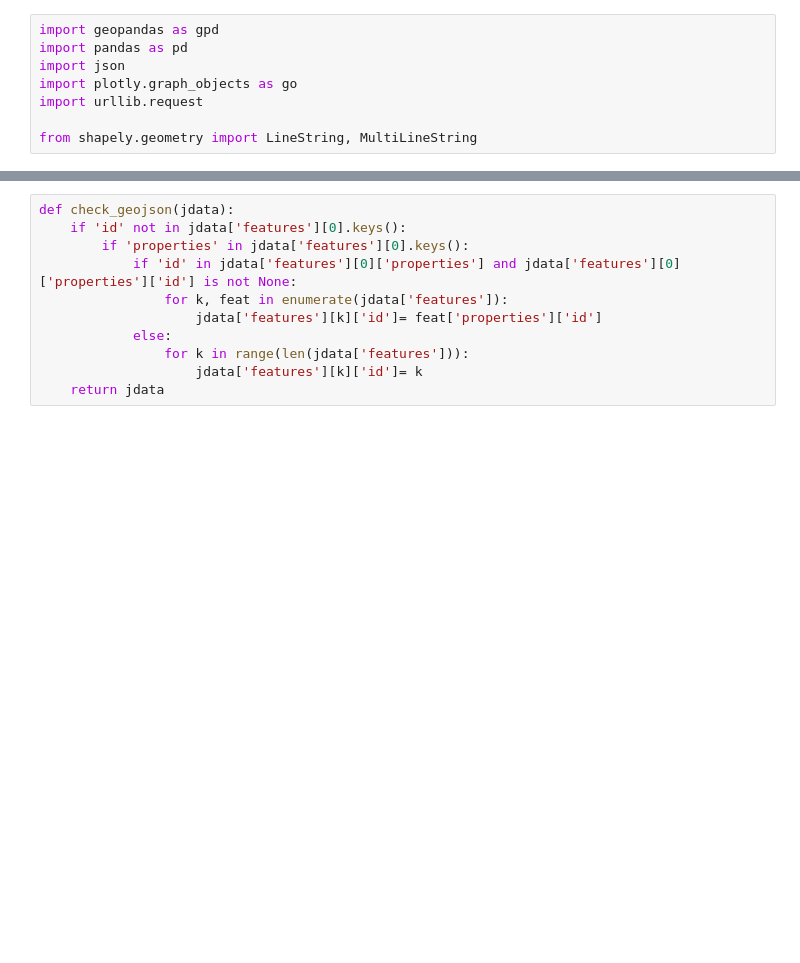
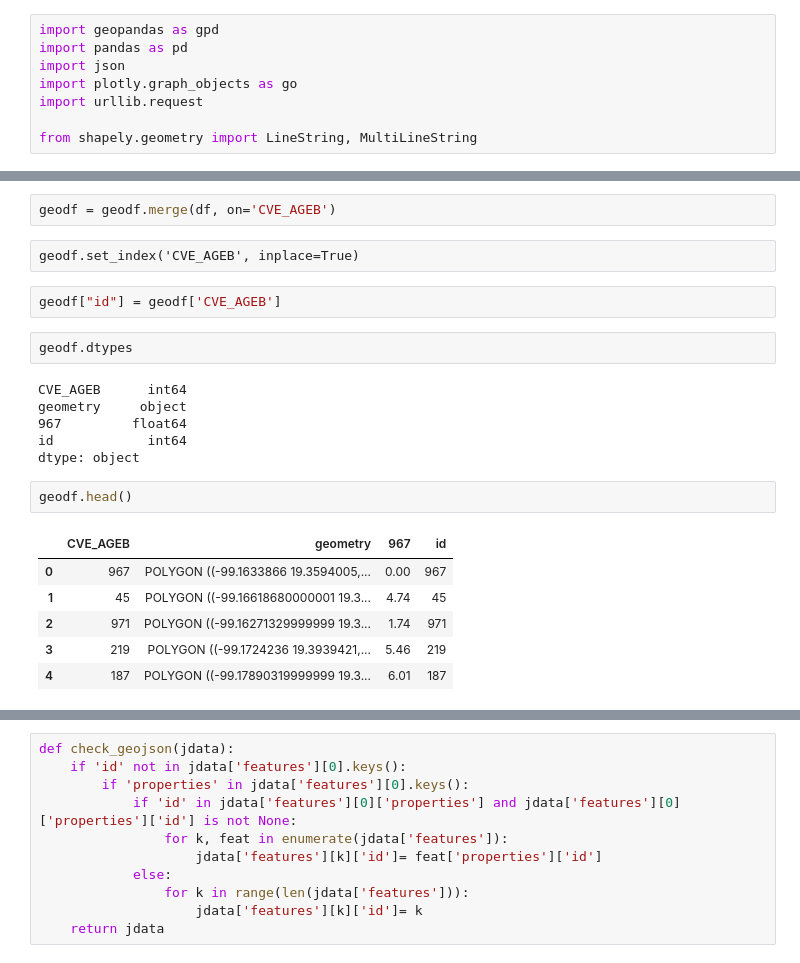
Before and after one commit to paupradel/ecobici_viz, a Jupyter notebook: graphs_build/ecobici_testing.ipynb, the cells around one changed output, grey strips where cells are left out. Saved outputs shown, nothing was run; the diff lists cells and outputs as text; blank space fills up the shorter version.

```diff
--- a/graphs_build/ecobici_testing.ipynb
+++ b/graphs_build/ecobici_testing.ipynb
@@ -13,0 +56,23 @@ with open('/home/pradel/Desktop/ecobici_viz/data/SIG/agebs_uber_ecobici.json') a
+# %%
+geodf = geodf.merge(df, on='CVE_AGEB')
+# %% [raw]
+geodf.set_index('CVE_AGEB', inplace=True)
+# %%
+geodf["id"] = geodf['CVE_AGEB']
+# %%
+geodf.dtypes
+# %% [output]
+CVE_AGEB      int64
+geometry     object
+967         float64
+id            int64
+dtype: object
+# %%
+geodf.head()
+# %% [output]
+|  | CVE_AGEB | geometry | 967 | id |
+| 0 | 967 | POLYGON ((-99.1633866 19.3594005,... | 0.00 | 967 |
+| 1 | 45 | POLYGON ((-99.16618680000001 19.3... | 4.74 | 45 |
+| 2 | 971 | POLYGON ((-99.16271329999999 19.3... | 1.74 | 971 |
+| 3 | 219 | POLYGON ((-99.1724236 19.3939421,... | 5.46 | 219 |
+| 4 | 187 | POLYGON ((-99.17890319999999 19.3... | 6.01 | 187 |
```
Also changed, not shown: parts of 47 cells of this notebook, 1 other file.
